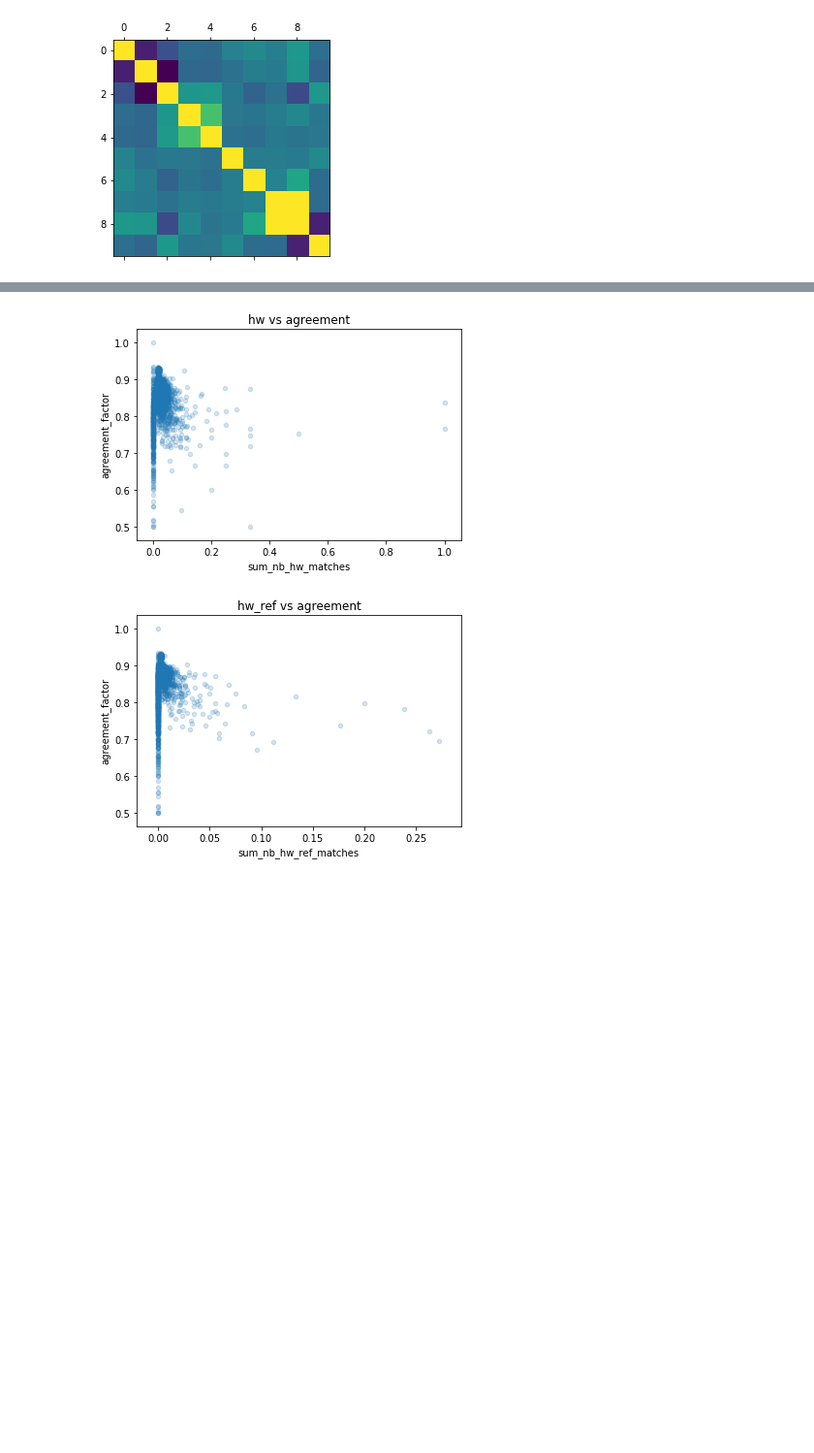
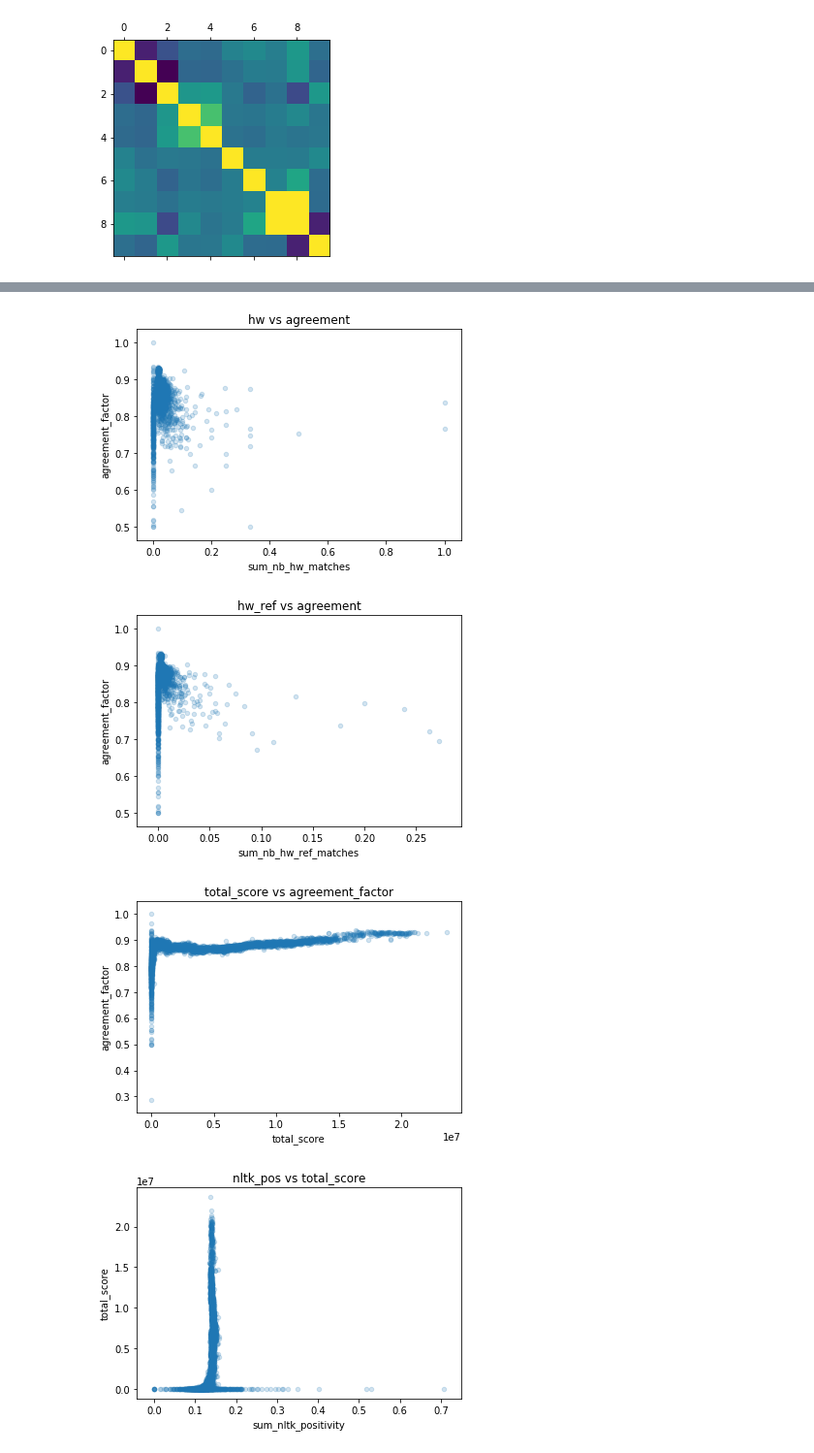
Before and after one commit to MetaHG/Reddit-opinions-polarization, a Jupyter notebook: notebooks/DataCollectionCorr.ipynb, the cells around one changed output, grey strips where cells are left out. Shown at 97% size. Saved outputs shown, nothing was run; the diff lists cells and outputs as text; code cells hidden in the pictures; blank space fills up the shorter version.

```diff
--- a/notebooks/DataCollectionCorr.ipynb
+++ b/notebooks/DataCollectionCorr.ipynb
@@ -483,4 +484,8 @@ metrics.plot.scatter('sum_nb_hw_matches', 'agreement_factor', alpha=0.2)
 plt.title('hw vs agreement')
 metrics.plot.scatter('sum_nb_hw_ref_matches', 'agreement_factor', alpha=0.2)
 plt.title('hw_ref vs agreement')
+metrics.plot.scatter('total_score', 'agreement_factor', alpha=0.2)
+plt.title('total_score vs agreement_factor')
+metrics.plot.scatter('sum_nltk_positivity', 'total_score', alpha=0.2)
+plt.title('nltk_pos vs total_score')
 # %% [output]
@@ -488,8 +493,10 @@ Text(0.5, 1.0, 'hw_ref vs agreement')
 [figure]
 [figure]
 [figure]
 [figure]
 [figure]
 [figure]
 [figure]
 [figure]
+[figure, added]
+[figure, added]
```
Also changed, not shown: parts of 5 cells of this notebook.
